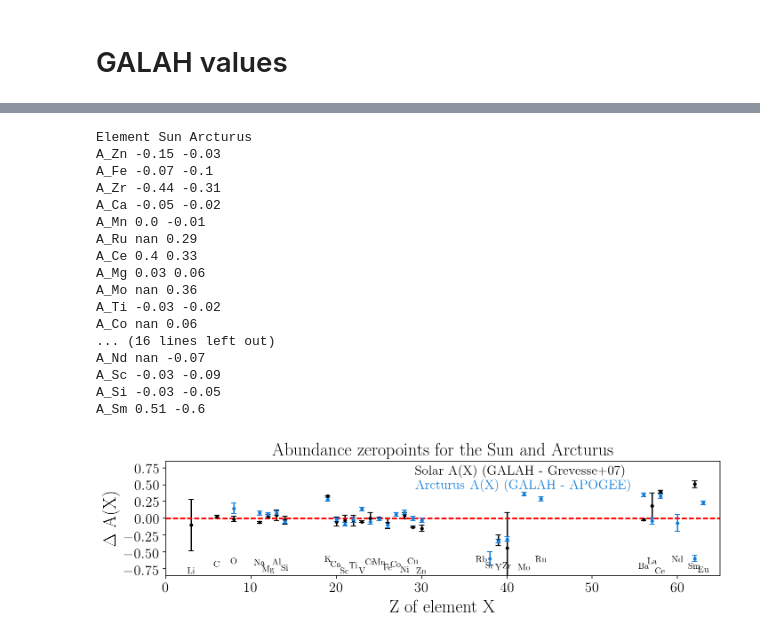
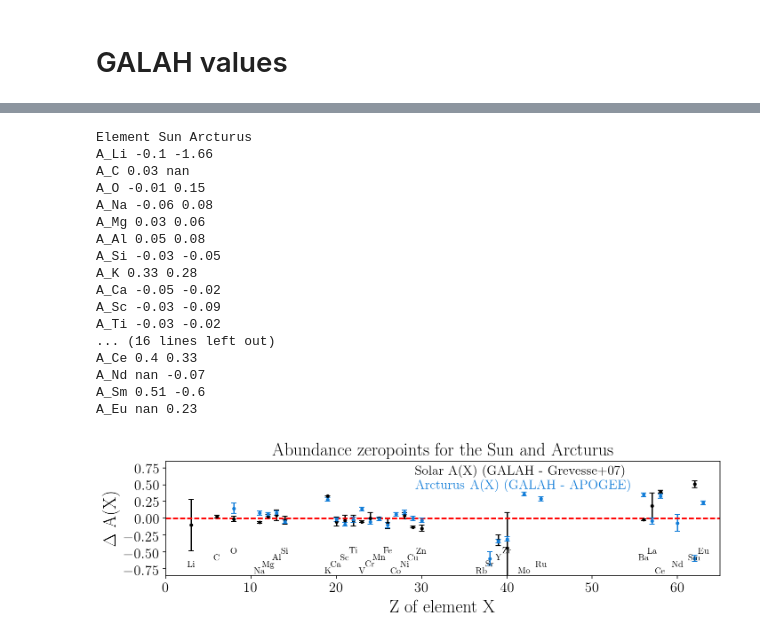
Before and after one commit to svenbuder/GALAH_DR3, a Jupyter notebook: abundance_zeropoints/abundance_zeropoints.ipynb, the cells around one changed output, grey strips where cells are left out. Cells and saved outputs as stored; diff of their text form; code cells hidden in the pictures.

Commit message:
updated zeropoints and output structure

```diff
--- a/abundance_zeropoints/abundance_zeropoints.ipynb
+++ b/abundance_zeropoints/abundance_zeropoints.ipynb
@@ -401,4 +430,4 @@ plt.savefig('figures/abundance_zeropoints_sun.png', dpi=300, bbox_inches='tight'
 # %%
-for each_key in ['Teff','logg','fe_h','mass','lbol','age']:
+for each_key in ['teff','logg','fe_h','fe_h_atmo','vmic','vbroad','mass','lbol','age']:
     print(each_key,',',arcturus[each_key][0],'$\pm$',arcturus[each_key][1],',',galah_arcturus[each_key][0],'$\pm$',galah_arcturus[each_key][1])
 # %% [output]
@@ -410,6 +442,6 @@ lbol , 197.2 $\pm$ 2.2 , 179.87 $\pm$ nan
 age , 7.1 $\pm$ 1.5 , 9.42 $\pm$ nan
 # %%
 for each_key in arcturus.keys():
-    if each_key not in ['Teff','logg','fe_h','mass','lbol','age']:
+    if each_key not in ['teff','logg','fe_h','fe_h_atmo','vmic','vbroad','mass','lbol','age']:
         print(each_key,',',arcturus[each_key][0],'$\pm$',arcturus[each_key][1],',',galah_arcturus[each_key][0],'$\pm$',galah_arcturus[each_key][1])
 # %% [output]
@@ -444,14 +476,14 @@ ax1.set_ylabel(r'$\Delta$ A(X)')
 ax1.set_yticks([-0.75,-0.5, -0.25, 0.0, 0.25, 0.5,0.75])
 
 for it, each_key in enumerate(sun.keys()):
-    if each_key not in ['Teff','logg','fe_h','mass','lbol','age']:
+    if each_key not in ['teff','logg','fe_h','fe_h_atmo','vmic','vbroad','mass','lbol','age']:
         ax1.errorbar(
             sun[each_key][2],
             float(galah_arcturus[each_key][0]) - float(arcturus[each_key][0]),
             yerr = np.sqrt(float(galah_arcturus[each_key][1])**2 + float(arcturus[each_key][1])**2),
             **kwargs_errorbar
             )
-        ax1.text(arcturus[each_key][2], -.825 + it%8*0.025, each_key[2:],ha='center')
+        ax1.text(arcturus[each_key][2], -.825 + it%4*0.1, each_key[2:],ha='center')
 
 plt.tight_layout()
 plt.savefig('figures/abundance_zeropoints_arcturus.png', dpi=300, bbox_inches='tight')
@@ -460,26 +492,26 @@ plt.savefig('figures/abundance_zeropoints_arcturus.png', dpi=300, bbox_inches='t
 # %%
 print('Element','Sun','Arcturus')
 for it, each_key in enumerate(sun.keys()):
-    if each_key not in ['Teff','logg','fe_h','mass','lbol','age']:
+    if each_key not in ['teff','logg','fe_h','fe_h_atmo','vmic','vbroad','mass','lbol','age']:
         print(each_key,float(galah_sun[each_key][0]) - float(sun[each_key][0]),float(galah_arcturus[each_key][0]) - float(arcturus[each_key][0]))
 # %% [output]
 Element Sun Arcturus
-A_Zn -0.15 -0.03
-A_Fe -0.07 -0.1
-A_Zr -0.44 -0.31
+A_Li -0.1 -1.66
+A_C 0.03 nan
+A_O -0.01 0.15
+A_Na -0.06 0.08
+A_Mg 0.03 0.06
+A_Al 0.05 0.08
+A_Si -0.03 -0.05
+A_K 0.33 0.28
 A_Ca -0.05 -0.02
-A_Mn 0.0 -0.01
-A_Ru nan 0.29
+A_Sc -0.03 -0.09
+A_Ti -0.03 -0.02
+... (16 lines left out)
 A_Ce 0.4 0.33
-A_Mg 0.03 0.06
-A_Mo nan 0.36
-A_Ti -0.03 -0.02
-A_Co nan 0.06
-... (16 lines left out)
 A_Nd nan -0.07
-A_Sc -0.03 -0.09
-A_Si -0.03 -0.05
 A_Sm 0.51 -0.6
+A_Eu nan 0.23
 # %%
 kwargs_errorbar = dict(color = 'k', capsize=3, fmt='o', ms=3)
 
@@ -496,35 +528,36 @@ ax1.text(0.45,0.85,'Arcturus A(X) (GALAH - APOGEE)', fontsize=15, color=willi_bl
 ax1.set_yticks([-0.75,-0.5, -0.25, 0.0, 0.25, 0.5,0.75])
 
 for it, each_key in enumerate(sun.keys()):
-    if each_key not in ['Teff','logg','fe_h','mass','lbol','age']:
+    if each_key not in ['teff','logg','fe_h','fe_h_atmo','vmic','vbroad','mass','lbol','age']:
         ax1.errorbar(
             sun[each_key][2],
             float(galah_sun[each_key][0]) - float(sun[each_key][0]),
             yerr = np.sqrt(float(galah_sun[each_key][1])**2 + float(sun[each_key][1])**2),
             **kwargs_errorbar
             )
-        ax1.text(sun[each_key][2], -.825 + it%8*0.025, each_key[2:],ha='center')
+        ax1.text(sun[each_key][2], -.825 + it%4*0.1, each_key[2:],ha='center')
 
 kwargs_errorbar = dict(color = willi_blau, capsize=3, fmt='o', ms=3)
 
 ax1.set_title('Abundance zeropoints for the Sun and Arcturus', fontsize=20)
 
 ax1.axhline(0, color='r', ls='dashed')
 ax1.set_ylim(-0.851, 0.851)
 ax1.set_xlim(0,65)
 ax1.set_xlabel('Z of element X')
 ax1.set_ylabel(r'$\Delta$ A(X)')
 
 for it, each_key in enumerate(sun.keys()):
-    if each_key not in ['Teff','logg','fe_h','mass','lbol','age']:
+    if each_key not in ['teff','logg','fe_h','fe_h_atmo','vmic','vbroad','mass','lbol','age']:
         ax1.errorbar(
             sun[each_key][2],
             float(galah_arcturus[each_key][0]) - float(arcturus[each_key][0]),
             yerr = np.sqrt(float(galah_arcturus[each_key][1])**2 + float(arcturus[each_key][1])**2),
             **kwargs_errorbar
             )
 
 plt.tight_layout()
 plt.savefig('figures/abundance_zeropoints.png', dpi=300, bbox_inches='tight')
+plt.savefig('figures/abundance_zeropoints.pdf', dpi=300, bbox_inches='tight')
 # %% [output]
-[figure, old version]
+[figure, new version]
```
Also changed, not shown: parts of 13 cells of this notebook, 3 other files.
